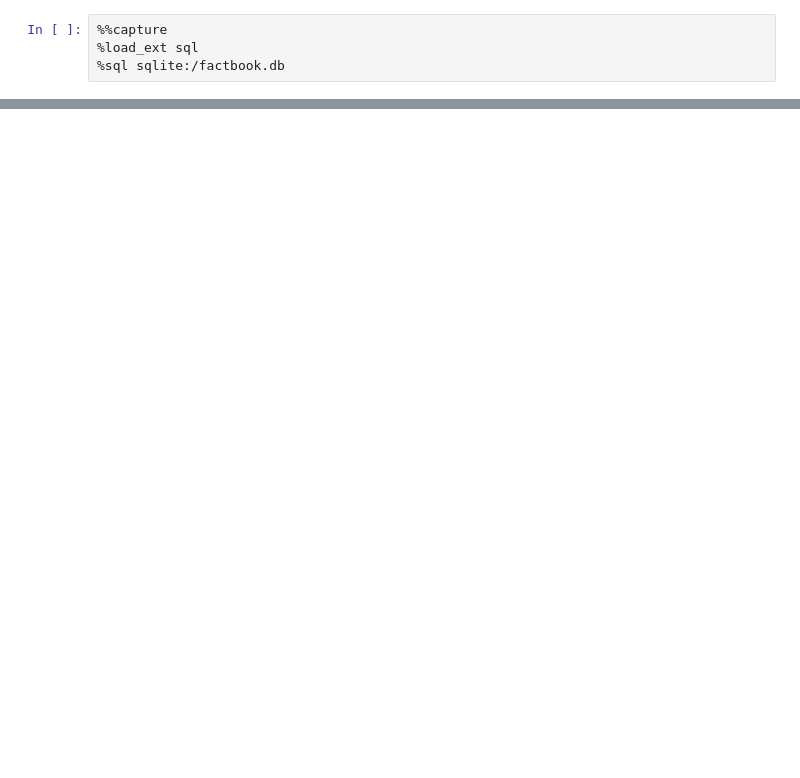
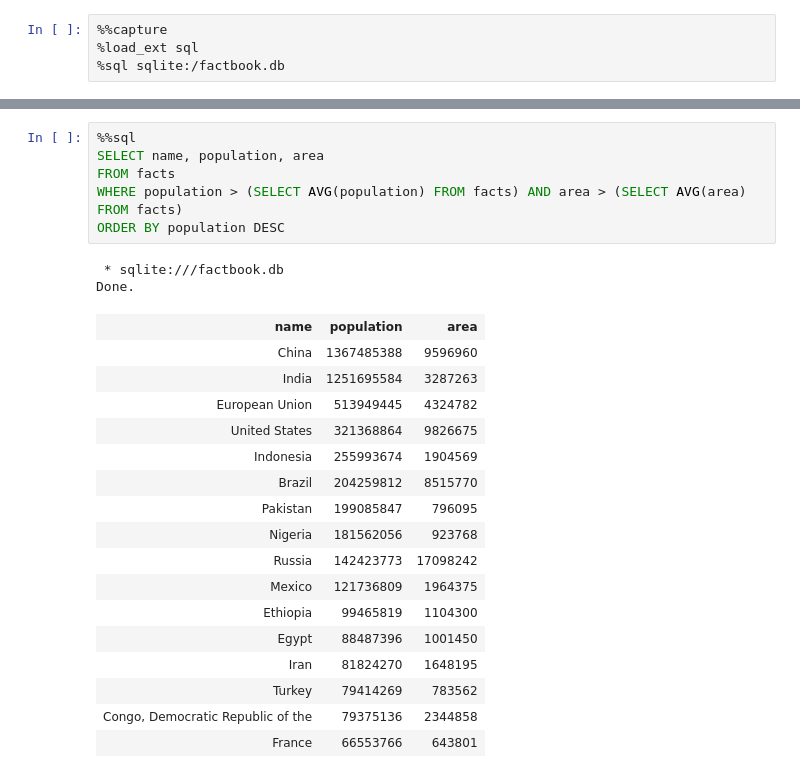
Before and after one commit to TR-1000/Machine-Learning-and-Data-Science, a Jupyter notebook: SQL/Analyzing CIA Factbook Data.ipynb, the cells around one changed output, grey strips where cells are left out. Drawn from its saved outputs; the diff is of its cells as text; blank space fills up the shorter version.

```diff
--- a/SQL/Analyzing CIA Factbook Data.ipynb
+++ b/SQL/Analyzing CIA Factbook Data.ipynb
@@ -16,0 +109,26 @@ Done.
+# %%
+%%sql
+SELECT name, population, area
+FROM facts
+WHERE population > (SELECT AVG(population) FROM facts) AND area > (SELECT AVG(area) FROM facts)
+ORDER BY population DESC
+# %% [output]
+ * sqlite:///factbook.db
+Done.
+| name | population | area |
+| China | 1367485388 | 9596960 |
+| India | 1251695584 | 3287263 |
+| European Union | 513949445 | 4324782 |
+| United States | 321368864 | 9826675 |
+| Indonesia | 255993674 | 1904569 |
+| Brazil | 204259812 | 8515770 |
+| Pakistan | 199085847 | 796095 |
+| Nigeria | 181562056 | 923768 |
+| Russia | 142423773 | 17098242 |
+| Mexico | 121736809 | 1964375 |
+| Ethiopia | 99465819 | 1104300 |
+| Egypt | 88487396 | 1001450 |
+| Iran | 81824270 | 1648195 |
+| Turkey | 79414269 | 783562 |
+| Congo, Democratic Republic of the | 79375136 | 2344858 |
+| France | 66553766 | 643801 |
```
Also changed, not shown: parts of 14 cells of this notebook.
